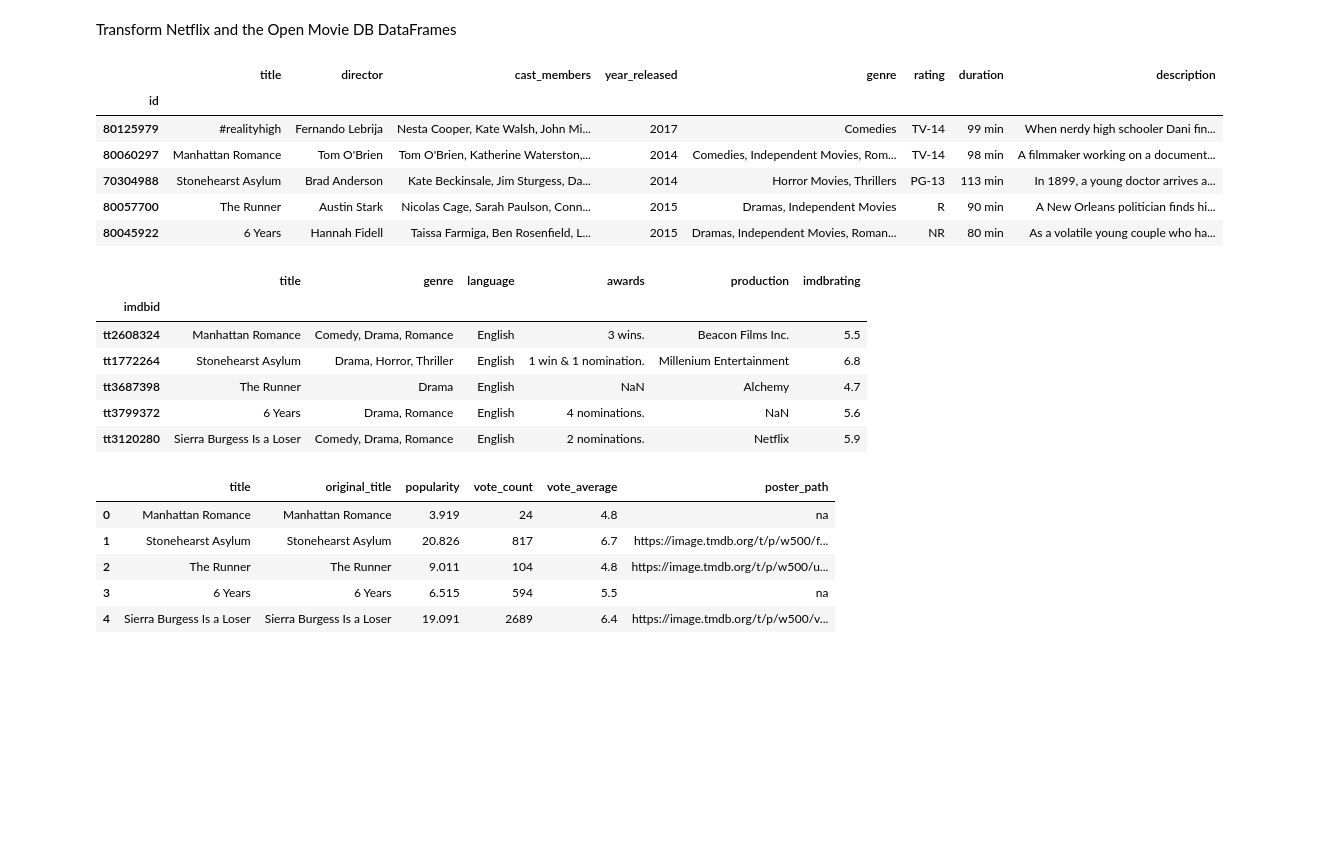
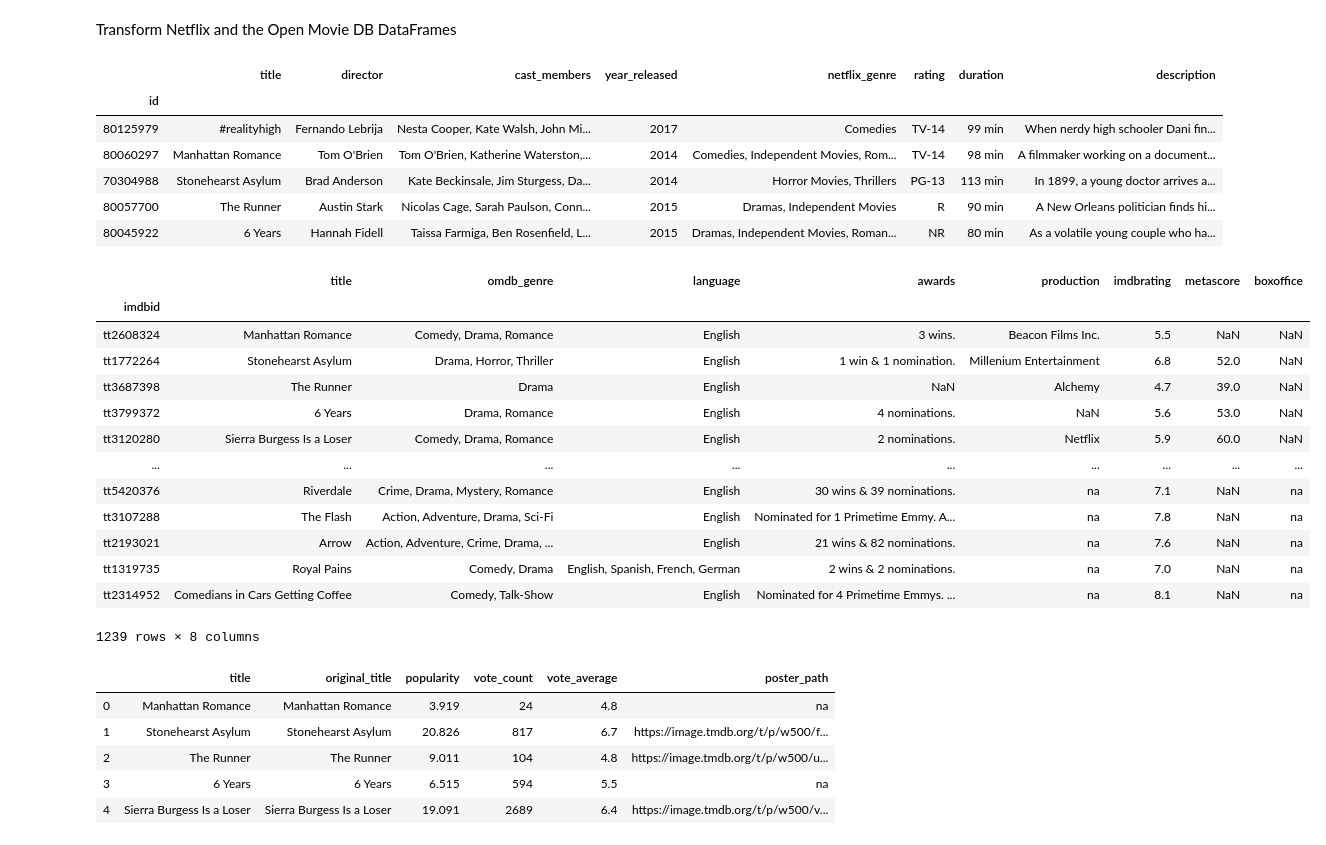
Before and after one commit to cjsheffler/Group-Project-Two, a Jupyter notebook: pandas ETL.ipynb, the cells around one changed output. Cells and saved outputs as stored; diff of their text form; code cells hidden in the pictures; blank space fills up the shorter version.

```diff
--- a/pandas ETL.ipynb
+++ b/pandas ETL.ipynb
@@ -49,7 +49,7 @@ netflix_transformed= netflix_df[netflix_columns].copy()
 
 # Rename the column headers
 netflix_transformed = netflix_transformed.rename(columns={"show_id": "id",
-                                                          "listed_in": "genre",
+                                                          "listed_in": "netflix_genre",
                                                           "release_year": "year_released",
                                                           "cast":"cast_members"})
 
@@ -59,7 +59,7 @@ netflix_transformed.set_index("id", inplace=True)
 
 netflix_transformed.head()
 # %% [output]
-|  | title | director | cast_members | year_released | genre | rating | duration | description |
+|  | title | director | cast_members | year_released | netflix_genre | rating | duration | description |
 | id |  |  |  |  |  |  |  |  |
 | 80125979 | #realityhigh | Fernando Lebrija | Nesta Cooper, Kate Walsh, John Mi... | 2017 | Comedies | TV-14 | 99 min | When nerdy high schooler Dani fin... |
 | 80060297 | Manhattan Romance | Tom O'Brien | Tom O'Brien, Katherine Waterston,... | 2014 | Comedies, Independent Movies, Rom... | TV-14 | 98 min | A filmmaker working on a document... |
@@ -68,22 +68,35 @@ netflix_transformed.head()
 | 80045922 | 6 Years | Hannah Fidell | Taissa Farmiga, Ben Rosenfield, L... | 2015 | Dramas, Independent Movies, Roman... | NR | 80 min | As a volatile young couple who ha... |
 # %%
  # Create a filtered on the Open Move DB dataframe from specific columns
-omdb_columns = ["title", "genre", "language", "awards", "production", "imdbid", "imdbrating"]
+omdb_columns = ["title", "genre", "language", "awards", "production", "imdbid", "imdbrating", "metascore", "boxoffice"]
 omdb_transformed= omdb_df[omdb_columns].copy()
+
+omdb_transformed = omdb_transformed.rename(columns={"genre": "omdb_genre"})
+
+omdb_transformed["boxoffice"]=omdb_transformed["boxoffice"].str.replace('$', '')
+omdb_transformed["boxoffice"]=omdb_transformed["boxoffice"].str.replace(',', '')
+#omdb_transformed["boxoffice"]=omdb_transformed["boxoffice"].astype(float)
 
 # Clean the data by dropping duplicates and setting the index
 omdb_transformed.drop_duplicates("imdbid", inplace=True)
 omdb_transformed.set_index("imdbid", inplace=True)
 
-omdb_transformed.head()
+omdb_transformed
 # %% [output]
-|  | title | genre | language | awards | production | imdbrating |
-| imdbid |  |  |  |  |  |  |
-| tt2608324 | Manhattan Romance | Comedy, Drama, Romance | English | 3 wins. | Beacon Films Inc. | 5.5 |
-| tt1772264 | Stonehearst Asylum | Drama, Horror, Thriller | English | 1 win & 1 nomination. | Millenium Entertainment | 6.8 |
-| tt3687398 | The Runner | Drama | English | NaN | Alchemy | 4.7 |
-| tt3799372 | 6 Years | Drama, Romance | English | 4 nominations. | NaN | 5.6 |
-| tt3120280 | Sierra Burgess Is a Loser | Comedy, Drama, Romance | English | 2 nominations. | Netflix | 5.9 |
+|  | title | omdb_genre | language | awards | production | imdbrating | metascore | boxoffice |
+| imdbid |  |  |  |  |  |  |  |  |
+| tt2608324 | Manhattan Romance | Comedy, Drama, Romance | English | 3 wins. | Beacon Films Inc. | 5.5 | NaN | NaN |
+| tt1772264 | Stonehearst Asylum | Drama, Horror, Thriller | English | 1 win & 1 nomination. | Millenium Entertainment | 6.8 | 52.0 | NaN |
+| tt3687398 | The Runner | Drama | English | NaN | Alchemy | 4.7 | 39.0 | NaN |
+| tt3799372 | 6 Years | Drama, Romance | English | 4 nominations. | NaN | 5.6 | 53.0 | NaN |
+| tt3120280 | Sierra Burgess Is a Loser | Comedy, Drama, Romance | English | 2 nominations. | Netflix | 5.9 | 60.0 | NaN |
+| ... | ... | ... | ... | ... | ... | ... | ... | ... |
+| tt5420376 | Riverdale | Crime, Drama, Mystery, Romance | English | 30 wins & 39 nominations. | na | 7.1 | NaN | na |
+| tt3107288 | The Flash | Action, Adventure, Drama, Sci-Fi | English | Nominated for 1 Primetime Emmy. A... | na | 7.8 | NaN | na |
+| tt2193021 | Arrow | Action, Adventure, Crime, Drama, ... | English | 21 wins & 82 nominations. | na | 7.6 | NaN | na |
+| tt1319735 | Royal Pains | Comedy, Drama | English, Spanish, French, German | 2 wins & 2 nominations. | na | 7.0 | NaN | na |
+| tt2314952 | Comedians in Cars Getting Coffee | Comedy, Talk-Show | English | Nominated for 4 Primetime Emmys. ... | na | 8.1 | NaN | na |
+1239 rows × 8 columns
 # %%
  # Create a filtered on the Open Move DB dataframe from specific columns
 tmdb_columns = ["title", "original_title", "popularity", "vote_count", "vote_average", "poster_path"]
```
Also changed, not shown: parts of 7 cells of this notebook, 27 other files.
